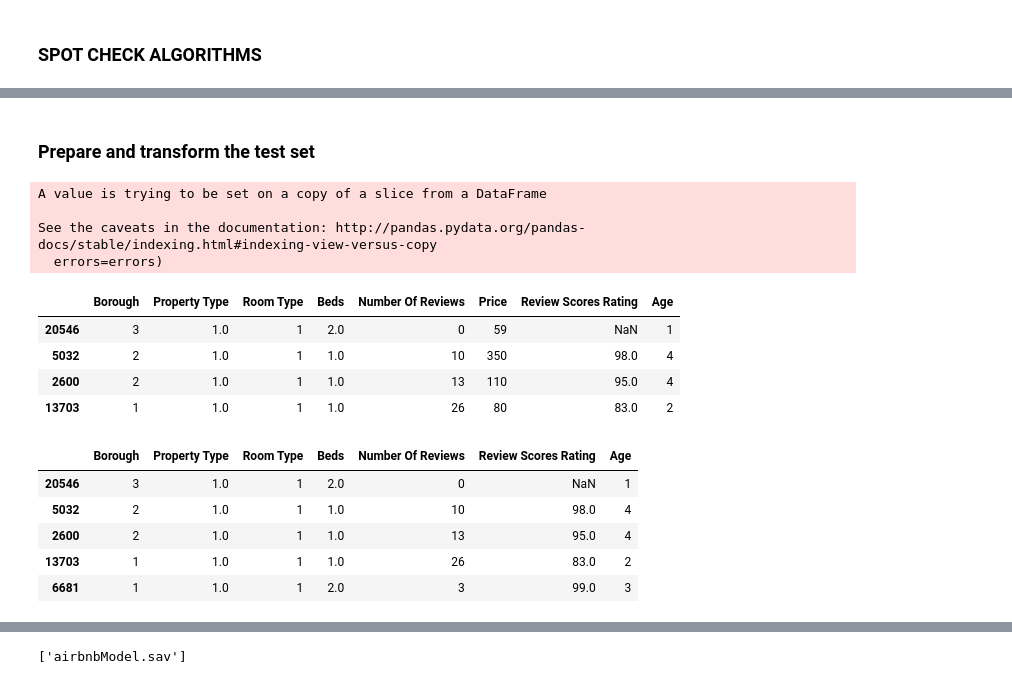
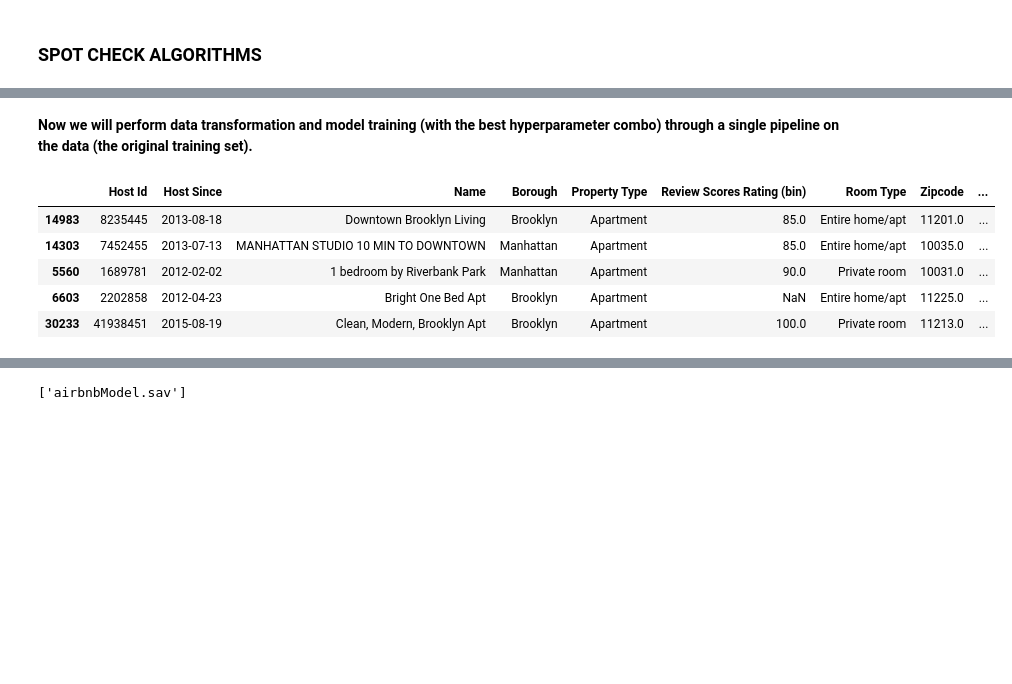
Before and after one commit to fhuadeen/TOW-Airbnb-DM, a Jupyter notebook: TOW Airbnb Data.ipynb, the cells around one changed output, grey strips where cells are left out. Drawn from its saved outputs; the diff is of its cells as text; code cells hidden in the pictures; blank space fills up the shorter version.

Commit message:
Updated Notebook with custom transformer for Data preparation

```diff
--- a/TOW Airbnb Data.ipynb
+++ b/TOW Airbnb Data.ipynb
@@ -375,4 +195,0 @@ Train.head(2)
-# %%
-# There was a mistake in the first code in converting 'Bed & Breakfast' to 'Apartment'
-Train['Property Type'].replace({'Bed & Breakfast' : 'Apartment'}, inplace=True)
-Train['Property Type'].unique().tolist()
@@ -381,5 +195,0 @@ Train['Property Type'].unique().tolist()
-# %%
-# For Room Type
-# all Entire home/apt will be converted to Private room
-Train['Room Type'].replace({'Entire home/apt' : 'Private room'}, inplace=True)
-Train['Room Type'].unique().tolist()
@@ -416,8 +388,8 @@ plt.show()
 ##### Impute Missing Values
 # %%
 # Label encode all categorical variables to prepare for estimating missing values
-Train['Borough'].replace({'Brooklyn' : 1, 'Manhattan' : 2, 'Queens' : 3, 'Bronx' : 4, 'Staten Island' : 5}, inplace=True)
-Train['Room Type'].replace({'Private room' : 1, 'Shared room' : 2}, inplace=True)
-Train['Property Type'].replace({'Apartment' : 1, 'House' : 2, 'Mini_house' : 3, 'Conveyance' : 4}, inplace=True)
-Train.head()
+train_copy['Borough'].replace({'Brooklyn' : 1, 'Manhattan' : 2, 'Queens' : 3, 'Bronx' : 4, 'Staten Island' : 5}, inplace=True)
+train_copy['Room Type'].replace({'Private room' : 1, 'Shared room' : 2}, inplace=True)
+train_copy['Property Type'].replace({'Apartment' : 1, 'House' : 2, 'Mini_house' : 3, 'Conveyance' : 4}, inplace=True)
+train_copy.head()
 # %% [output]
@@ -432,8 +404,8 @@ Train.head()
 # Mode for Property Type as it is a categorical variable
 # Mode for Beds (it's the same value as the median)
 # Median for Review Scores Rating. Due to the high amount of outliers, median is better for central tendency.
-Train['Property Type'].fillna(Train['Property Type'].mode()[0], inplace=True)
-Train['Beds'].fillna(Train['Beds'].mode()[0], inplace=True)
-Train['Review Scores Rating'].fillna(Train['Review Scores Rating'].median(), inplace=True)
+train_copy['Property Type'].fillna(train_copy['Property Type'].mode()[0], inplace=True)
+train_copy['Beds'].fillna(train_copy['Beds'].mode()[0], inplace=True)
+train_copy['Review Scores Rating'].fillna(train_copy['Review Scores Rating'].median(), inplace=True)
 # %%
 # check for null values in the data set
@@ -758,46 +845,14 @@ Best: -14738.000733 using {'loss': 'ls', 'max_features': 'log2', 'n_estimators':
-# %% [markdown]
-### Prepare and transform the test set
-# %%
-# Create Age variable from Host Since
-Test['Age'] = Test['Host Since'].map(lambda x: x.year) # create variable with age and populate with year of Host Since
-Test['Age'].fillna(Test['Age'].mode()[0], inplace=True) # fill up missing values with mode if any
-Test['Age'] = Test['Age'].fillna(0.0).astype(int) # convert values to integers
-Test['Age'] = 2015 - Test['Age']
-
-# Reduce/merge categories of Property Type and Room Type
-Test['Property Type'].replace({'Condominium' : 'House', 'Townhouse' : 'House', 'Villa' : 'House', 'Bungalow' : 'House', 'Chalet' : 'House', 'Castle' : 'House',
-                                               'Dorm' : 'Mini_house', 'Camper/RV' : 'Mini_house', 'Treehouse' : 'Mini_house', 'Tent' : 'Mini_house', 'Hut' : 'Mini_house', 'Lighthouse' : 'Mini_house',
-                                               'Bed' : 'Apartment', 'Bed & Breakfast' : 'Apartment', 'Other' : 'Apartment', 'Loft': 'Apartment',
-                                               'Boat' : 'Conveyance', 'Cabin' : 'Conveyance'}, inplace=True)
-Test['Room Type'].replace({'Entire home/apt' : 'Private room'}, inplace=True)
-
-# Replace categories in Borough, Property Type and Room Type with numbers
-Test['Borough'].replace({'Brooklyn' : 1, 'Manhattan' : 2, 'Queens' : 3, 'Bronx' : 4, 'Staten Island' : 5}, inplace=True)
-Test['Room Type'].replace({'Private room' : 1, 'Shared room' : 2}, inplace=True)
-Test['Property Type'].replace({'Apartment' : 1, 'House' : 2, 'Mini_house' : 3, 'Conveyance' : 4}, inplace=True)
-
-# Drop irrelevant variables - 'Host Id', 'Host Since', 'Name', 'Review Scores Rating (bin)', 'Zipcode', 'Number of Records'
-Test.drop(['Host Id', 'Host Since', 'Name', 'Review Scores Rating (bin)', 'Zipcode', 'Number of Records'], axis=1, inplace=True)
-Test.head(4)
-# %% [output]
-A value is trying to be set on a copy of a slice from a DataFrame
-
-See the caveats in the documentation: http://pandas.pydata.org/pandas-docs/stable/indexing.html#indexing-view-versus-copy
-  errors=errors)
-|  | Borough | Property Type | Room Type | Beds | Number Of Reviews | Price | Review Scores Rating | Age |
-| 20546 | 3 | 1.0 | 1 | 2.0 | 0 | 59 | NaN | 1 |
-| 5032 | 2 | 1.0 | 1 | 1.0 | 10 | 350 | 98.0 | 4 |
-| 2600 | 2 | 1.0 | 1 | 1.0 | 13 | 110 | 95.0 | 4 |
-| 13703 | 1 | 1.0 | 1 | 1.0 | 26 | 80 | 83.0 | 2 |
+# %% [markdown]
+**Now we will perform data transformation and model training (with the best hyperparameter combo) through a single pipeline on the data (the original training set).**
 # %%
-# Split out Test predictors from test target
-testX = Test.drop(['Price'], axis=1)
-testY = Test['Price']
-testX.head()
+# subset predictors from target
+trainX = Train.drop(['Price'], axis=1)
+trainY = Train['Price']
+trainX.head()
 # %% [output]
-|  | Borough | Property Type | Room Type | Beds | Number Of Reviews | Review Scores Rating | Age |
-| 20546 | 3 | 1.0 | 1 | 2.0 | 0 | NaN | 1 |
-| 5032 | 2 | 1.0 | 1 | 1.0 | 10 | 98.0 | 4 |
-| 2600 | 2 | 1.0 | 1 | 1.0 | 13 | 95.0 | 4 |
-| 13703 | 1 | 1.0 | 1 | 1.0 | 26 | 83.0 | 2 |
-| 6681 | 1 | 1.0 | 1 | 2.0 | 3 | 99.0 | 3 |
+|  | Host Id | Host Since | Name | Borough | Property Type | Review Scores Rating (bin) | Room Type | Zipcode | ... |
+| 14983 | 8235445 | 2013-08-18 | Downtown Brooklyn Living | Brooklyn | Apartment | 85.0 | Entire home/apt | 11201.0 | ... |
+| 14303 | 7452455 | 2013-07-13 | MANHATTAN STUDIO 10 MIN TO DOWNTOWN | Manhattan | Apartment | 85.0 | Entire home/apt | 10035.0 | ... |
+| 5560 | 1689781 | 2012-02-02 | 1 bedroom by Riverbank Park | Manhattan | Apartment | 90.0 | Private room | 10031.0 | ... |
+| 6603 | 2202858 | 2012-04-23 | Bright One Bed Apt | Brooklyn | Apartment | NaN | Entire home/apt | 11225.0 | ... |
+| 30233 | 41938451 | 2015-08-19 | Clean, Modern, Brooklyn Apt | Brooklyn | Apartment | 100.0 | Private room | 11213.0 | ... |
```
Also changed, not shown: parts of 78 cells of this notebook.
